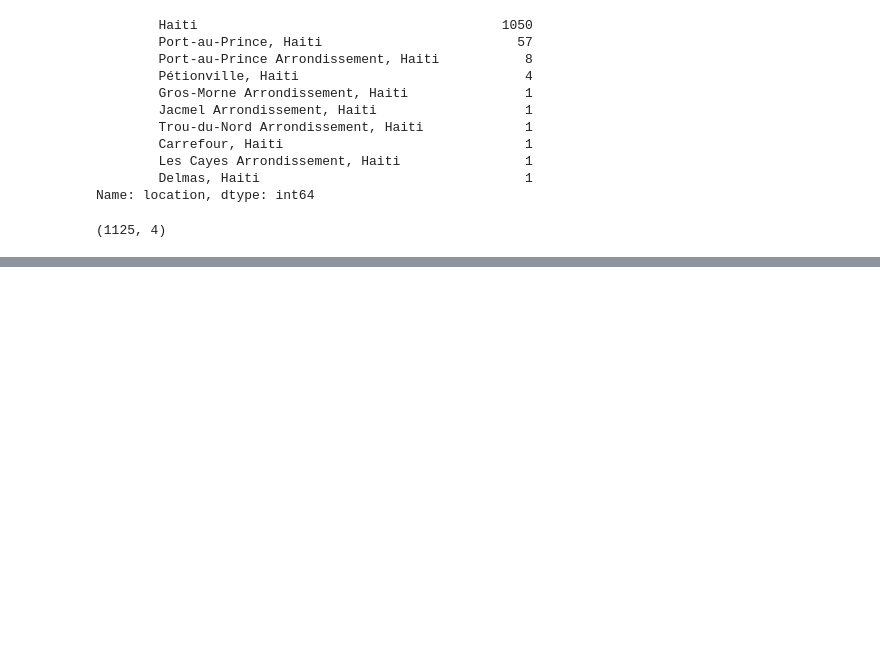
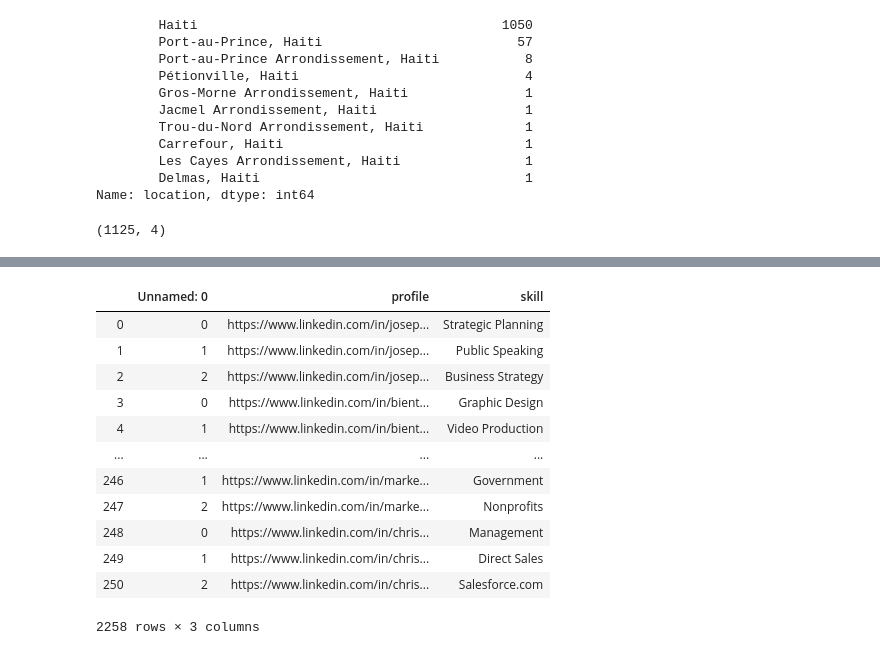
Before and after one commit to B1o0b1/Ayiti_analytics_capstone_project, a Jupyter notebook: initial_notebook.ipynb, the cells around one changed output, grey strips where cells are left out. Cells and saved outputs as stored; diff of their text form; code cells hidden in the pictures; blank space fills up the shorter version.

```diff
--- a/initial_notebook.ipynb
+++ b/initial_notebook.ipynb
@@ -343,0 +914,16 @@ browser.quit()
+# %%
+skill_df
+# %% [output]
+|  | Unnamed: 0 | profile | skill |
+| 0 | 0 | https://www.linkedin.com/in/josep... | Strategic Planning |
+| 1 | 1 | https://www.linkedin.com/in/josep... | Public Speaking |
+| 2 | 2 | https://www.linkedin.com/in/josep... | Business Strategy |
+| 3 | 0 | https://www.linkedin.com/in/bient... | Graphic Design |
+| 4 | 1 | https://www.linkedin.com/in/bient... | Video Production |
+| ... | ... | ... | ... |
+| 246 | 1 | https://www.linkedin.com/in/marke... | Government |
+| 247 | 2 | https://www.linkedin.com/in/marke... | Nonprofits |
+| 248 | 0 | https://www.linkedin.com/in/chris... | Management |
+| 249 | 1 | https://www.linkedin.com/in/chris... | Direct Sales |
+| 250 | 2 | https://www.linkedin.com/in/chris... | Salesforce.com |
+2258 rows × 3 columns
```
Also changed, not shown: parts of 44 cells of this notebook.
